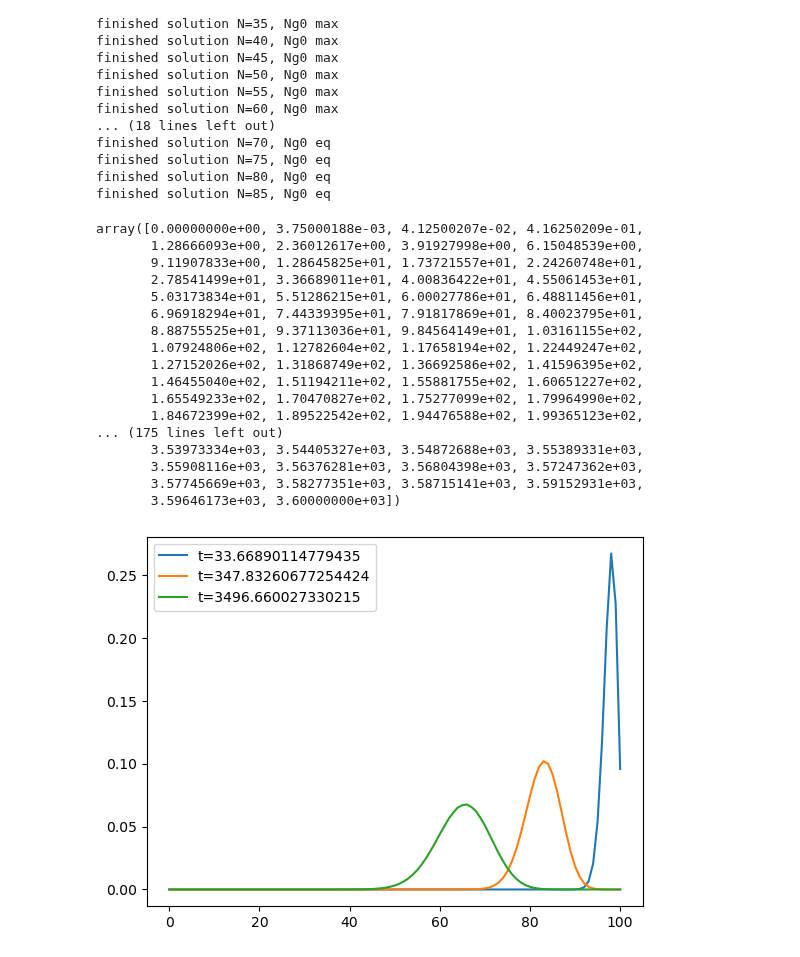
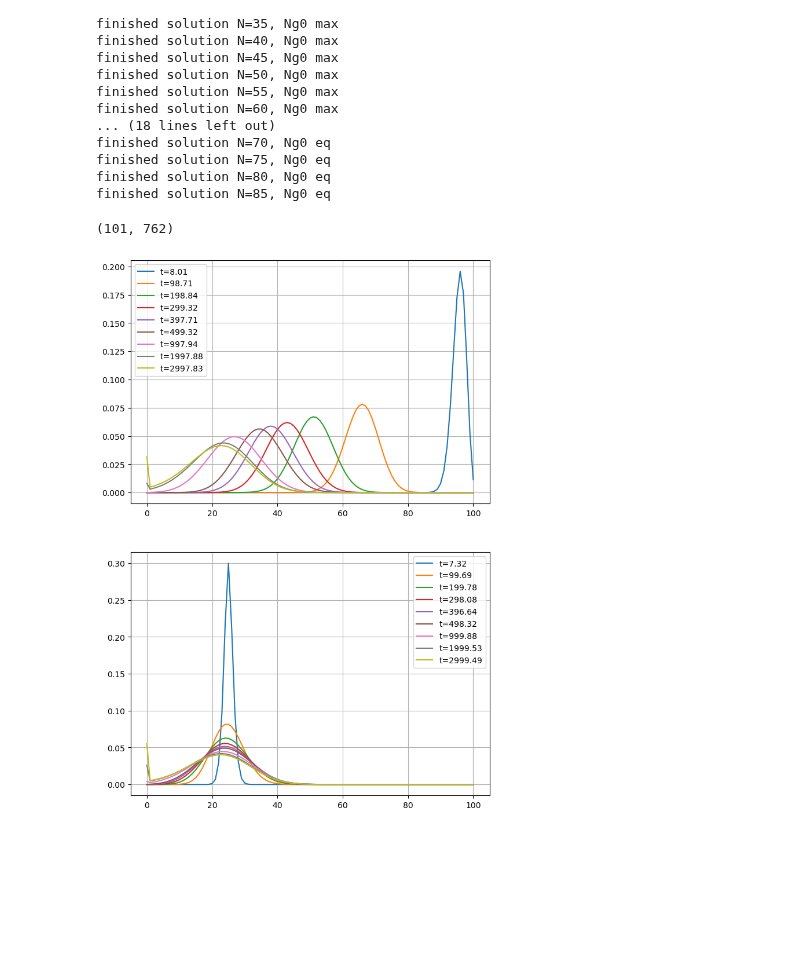
Before and after one commit to ELFREELAND/minecraft_sheep, a Jupyter notebook: stochastic_model_kolmogorov.ipynb, the cells around one changed output. Drawn from its saved outputs; the diff is of its cells as text; code cells hidden in the pictures; blank space fills up the shorter version.

```diff
--- a/stochastic_model_kolmogorov.ipynb
+++ b/stochastic_model_kolmogorov.ipynb
@@ -108,23 +108,7 @@ finished solution N=70, Ng0 eq
 finished solution N=75, Ng0 eq
 finished solution N=80, Ng0 eq
 finished solution N=85, Ng0 eq
-# %%
-sol_max["30"]["t"]
-# %% [output]
-array([0.00000000e+00, 3.75000188e-03, 4.12500207e-02, 4.16250209e-01,
-       1.28666093e+00, 2.36012617e+00, 3.91927998e+00, 6.15048539e+00,
-       9.11907833e+00, 1.28645825e+01, 1.73721557e+01, 2.24260748e+01,
-       2.78541499e+01, 3.36689011e+01, 4.00836422e+01, 4.55061453e+01,
-       5.03173834e+01, 5.51286215e+01, 6.00027786e+01, 6.48811456e+01,
-       6.96918294e+01, 7.44339395e+01, 7.91817869e+01, 8.40023795e+01,
-       8.88755525e+01, 9.37113036e+01, 9.84564149e+01, 1.03161155e+02,
-       1.07924806e+02, 1.12782604e+02, 1.17658194e+02, 1.22449247e+02,
-       1.27152026e+02, 1.31868749e+02, 1.36692586e+02, 1.41596395e+02,
-       1.46455040e+02, 1.51194211e+02, 1.55881755e+02, 1.60651227e+02,
-       1.65549233e+02, 1.70470827e+02, 1.75277099e+02, 1.79964990e+02,
-       1.84672399e+02, 1.89522542e+02, 1.94476588e+02, 1.99365123e+02,
-... (175 lines left out)
-       3.53973334e+03, 3.54405327e+03, 3.54872688e+03, 3.55389331e+03,
-       3.55908116e+03, 3.56376281e+03, 3.56804398e+03, 3.57247362e+03,
-       3.57745669e+03, 3.58277351e+03, 3.58715141e+03, 3.59152931e+03,
-       3.59646173e+03, 3.60000000e+03])
+# %%
+sol_max["30"]["y"].shape
+# %% [output]
+(101, 762)
@@ -130,0 +126,8 @@ array([0.00000000e+00, 3.75000188e-03, 4.12500207e-02, 4.16250209e-01,
+# %%
+def evolutionPlot(a, sol, times):
+    """on the axes a, plot the distribution of sol at times t
+    """
+
+    for i in times:
+        a.plot(sol["y"][:,timeToIndex(sol["t"],i)],
+            label="t={0:.2f}".format(sol["t"][timeToIndex(sol["t"],i)]))
@@ -131,17 +152,16 @@ array([0.00000000e+00, 3.75000188e-03, 4.12500207e-02, 4.16250209e-01,
 # %%
-f, ax = plt.subplots()
+f, (ax, ax2) = plt.subplots(nrows=2, figsize=(8, 12))
 
-ax.plot(sol_max["30"]["y"][:,timeToIndex(sol_max["30"]["t"],10)],
-        label="t={0}".format(sol_max["30"]["t"][timeToIndex(sol_max["30"]["t"],35)]))
+evolutionPlot(ax, sol_max["65"], [10, 100, 200, 300, 400, 500, 1000, 2000, 3000])
 
-ax.plot(sol_max["30"]["y"][:,timeToIndex(sol_max["30"]["t"],100)],
-        label="t={0}".format(sol_max["30"]["t"][timeToIndex(sol_max["30"]["t"],350)]))
-
-ax.plot(sol_max["30"]["y"][:,timeToIndex(sol_max["30"]["t"],1000)],
-        label="t={0}".format(sol_max["30"]["t"][timeToIndex(sol_max["30"]["t"],3500)]))
+evolutionPlot(ax2, sol_eq["65"], [10, 100, 200, 300, 400, 500, 1000, 2000, 3000])
 
 ax.legend()
+ax2.legend()
+
+ax.grid(True)
+ax2.grid(True)
 
 plt.show()
 # %% [output]
-[figure, old version]
+[figure, new version]
```
Also changed, not shown: parts of 5 cells of this notebook.
